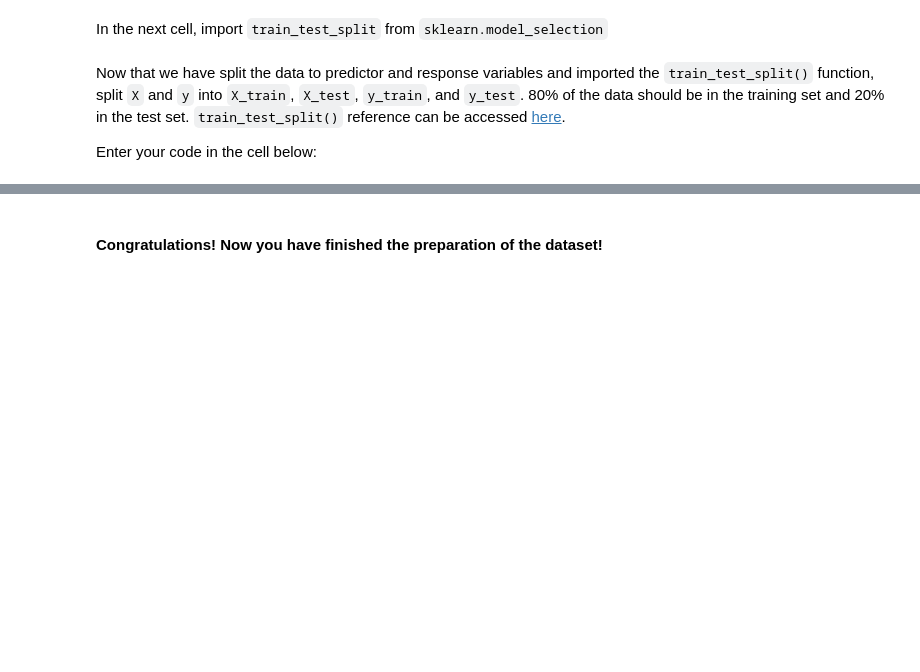
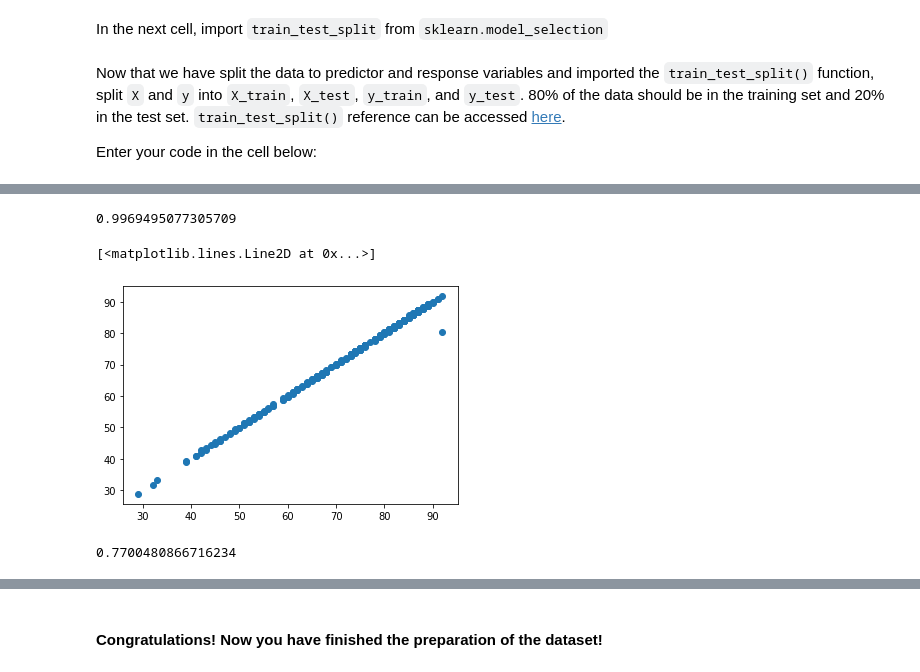
Before and after one commit to cabulut/data-pt-ber-08-20, a Jupyter notebook: Labs/module-3_labs/01_intro-ml/01_lab-intro-to-ml/your-code/main.ipynb, the cells around one changed output, grey strips where cells are left out. Drawn from its saved outputs; the diff is of its cells as text; code cells hidden in the pictures; blank space fills up the shorter version.

```diff
--- a/Labs/module-3_labs/01_intro-ml/01_lab-intro-to-ml/your-code/main.ipynb
+++ b/Labs/module-3_labs/01_intro-ml/01_lab-intro-to-ml/your-code/main.ipynb
@@ -242,3 +336,7 @@ Here you can find the [reference](https://docs.python.org/3/library/datetime.htm
+# %%
+# Your code here
+df_fixed['Date'] = pd.to_datetime(df_fixed["Date"])
+df_fixed['Date'] = df_fixed['Date'].apply(lambda x: x.toordinal())
 # %% [markdown]
 #### Print `austin_fixed` to check your `Date` column.
 # %%
@@ -285,2 +388,5 @@ In the next cell, assign the `TempAvgF` column to `y` and the remaining columns
+# %%
+X = df_fixed[['Date','TempHighF','TempLowF','DewPointHighF','DewPointAvgF','DewPointLowF','HumidityHighPercent','HumidityAvgPercent','HumidityLowPercent','SeaLevelPressureHighInches','SeaLevelPressureAvgInches','SeaLevelPressureLowInches','VisibilityHighMiles','VisibilityAvgMiles','VisibilityLowMiles','WindHighMPH','WindAvgMPH','WindGustMPH','Snow','Fog','Rain','Thunderstorm']]
+y = df_fixed["TempAvgF"]
 # %% [markdown]
 In the next cell, import `train_test_split` from `sklearn.model_selection`
@@ -295,0 +400,2 @@ Enter your code in the cell below:
+# %%
+X_train, X_test, y_train, y_test = train_test_split(X, y, test_size = 0.20)
@@ -295,0 +420,16 @@ Enter your code in the cell below:
+# %%
+reg = LinearRegression()
+reg.fit(X_train,y_train)
+y_pred = reg.predict(X_test)
+reg.score(X_test,y_test) #r-square
+# %% [output]
+0.9969495077305709
+# %%
+plt.plot(y_test,y_pred,"o")
+# %% [output]
+[<matplotlib.lines.Line2D at 0x...>]
+[figure, added]
+# %%
+np.sqrt(mean_squared_error(y_pred,y_test))
+# %% [output]
+0.7700480866716234
```
Also changed, not shown: parts of 40 cells of this notebook, 1 other file.
